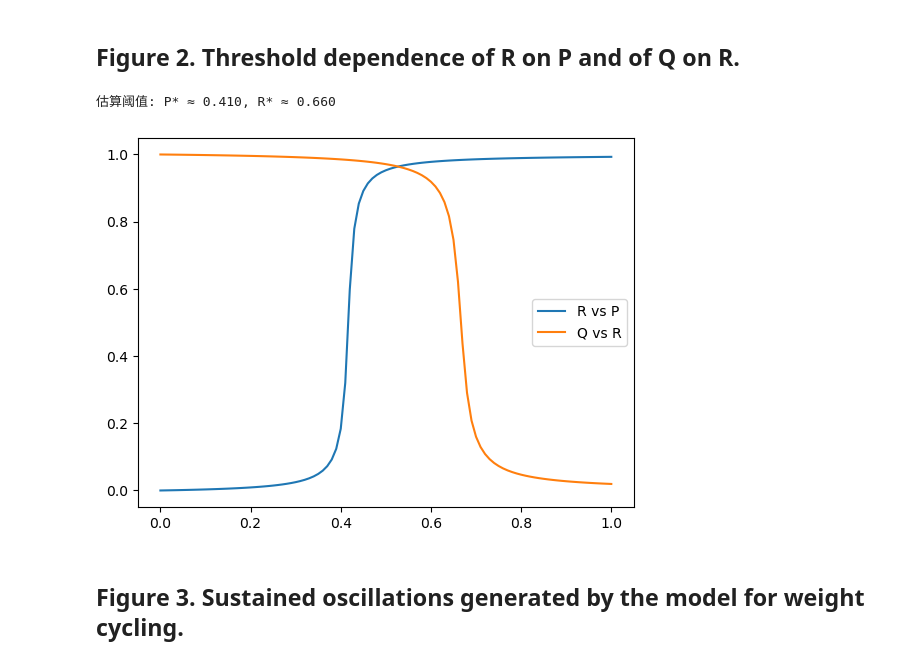
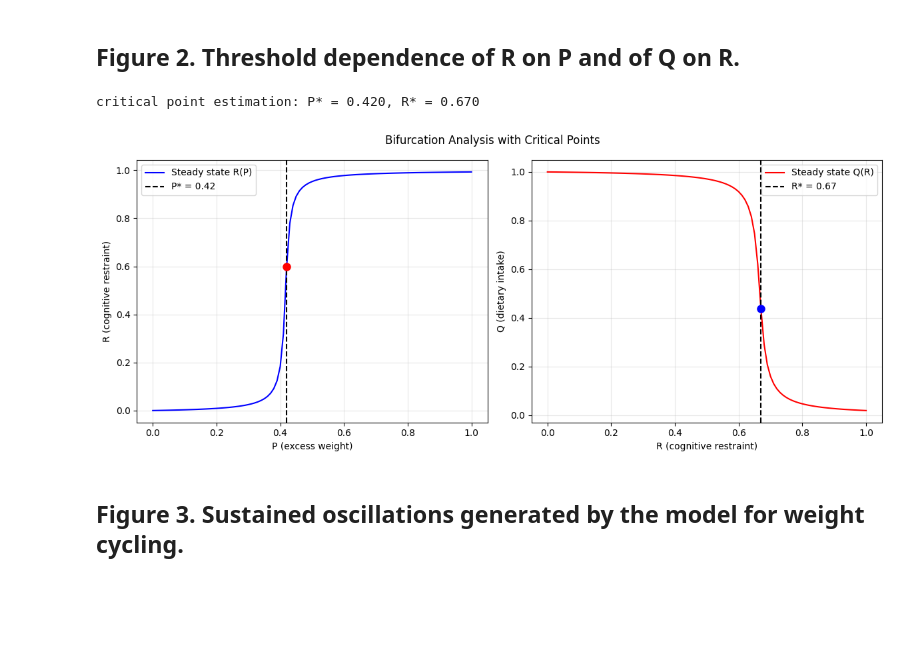
Before and after one commit to JingwenLuo7/ComplexSystem, a Jupyter notebook: Project_BlockII/PQR_model.ipynb, the cells around one changed output. Saved outputs shown, nothing was run; the diff lists cells and outputs as text; code cells hidden in the pictures; blank space fills up the shorter version.

Commit message:
update of figure 2

```diff
--- a/Project_BlockII/PQR_model.ipynb
+++ b/Project_BlockII/PQR_model.ipynb
@@ -52,24 +57,54 @@ for i, R in enumerate(R_vals):
     Q_ss[i] = sol.y[0, -1]
-# %%
-# 估算 P*：R_ss 对 P 的变化中突变点
-dR = np.diff(R_ss)
-P_jump_idx = np.where(dR > 0.15)[0]
-P_star_est = P_vals[P_jump_idx[0]] if len(P_jump_idx) > 0 else np.nan
-
-# 估算 R*：Q_ss 对 R 的变化中突变点
-dQ = np.diff(Q_ss)
-R_jump_idx = np.where(dQ < -0.15)[0]
-R_star_est = R_vals[R_jump_idx[0]] if len(R_jump_idx) > 0 else np.nan
-
-print(f"估算阈值: P* ≈ {P_star_est:.3f}, R* ≈ {R_star_est:.3f}")
-
-plt.plot(P_vals, R_ss, label='R vs P')
-plt.plot(R_vals, Q_ss, label='Q vs R')
-plt.legend()
-plt.show()
-# %% [output]
-估算阈值: P* ≈ 0.410, R* ≈ 0.660
-[figure, removed]
+# %%
+def find_critical_point(x, y, min_grad=0.1):
+  dy_dx = np.gradient(y, x)
+  max_grad_idx = np.argmax(np.abs(dy_dx))
+  if np.abs(dy_dx[max_grad_idx]) < min_grad:
+      return np.nan, -1
+
+  return x[max_grad_idx], max_grad_idx
+
+# estimate P*: the degree of cognitive restraint R is shown to rise
+# abruptly when weight P exceeds the threshold value P*
+P_star, P_idx = find_critical_point(P_vals, R_ss)
+
+# estimate R*：dietary intake Q drops abruptly when R exceeds the
+# threshold R*, and increases when R passes below this value.
+R_star, R_idx = find_critical_point(R_vals, Q_ss)
+
+print(f"critical point estimation: P* = {P_star:.3f}, R* = {R_star:.3f}")
+
+# visualization
+plt.figure(figsize=(12,5))
+# R vs P
+plt.subplot(121)
+plt.plot(P_vals, R_ss, 'b-', label='Steady state R(P)')
+plt.xlabel('P (excess weight)')
+plt.ylabel('R (cognitive restraint)')
+if not np.isnan(P_star):
+  plt.axvline(P_star, color='k', linestyle='--',label=f'P* = {P_star:.2f}')
+  plt.plot(P_vals[P_idx], R_ss[P_idx], 'ro', markersize=8)
+
+# Q vs R
+plt.subplot(122)
+plt.plot(R_vals, Q_ss, 'r-', label='Steady state Q(R)')
+plt.xlabel('R (cognitive restraint)')
+plt.ylabel('Q (dietary intake)')
+if not np.isnan(R_star):
+  plt.axvline(R_star, color='k', linestyle='--',label=f'R* = {R_star:.2f}')
+  plt.plot(R_vals[R_idx], Q_ss[R_idx], 'bo', markersize=8)
+
+# label
+for ax in plt.gcf().axes:
+    ax.legend(loc='best')
+    ax.grid(True, alpha=0.3)
+
+plt.suptitle('Bifurcation Analysis with Critical Points')
+plt.tight_layout()
+plt.show()
+# %% [output]
+critical point estimation: P* = 0.420, R* = 0.670
+[figure, added]
 # %% [markdown]
 ## Figure 3. Sustained oscillations generated by the model for weight cycling.
 # %% [markdown]
```
Also changed, not shown: parts of 5 cells of this notebook.
